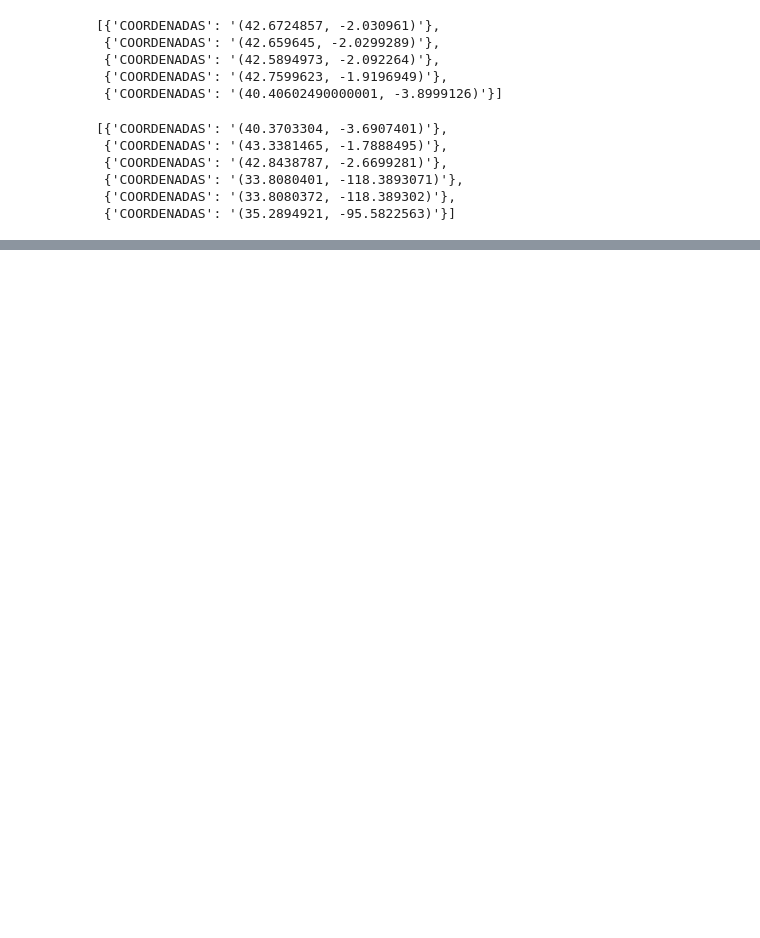
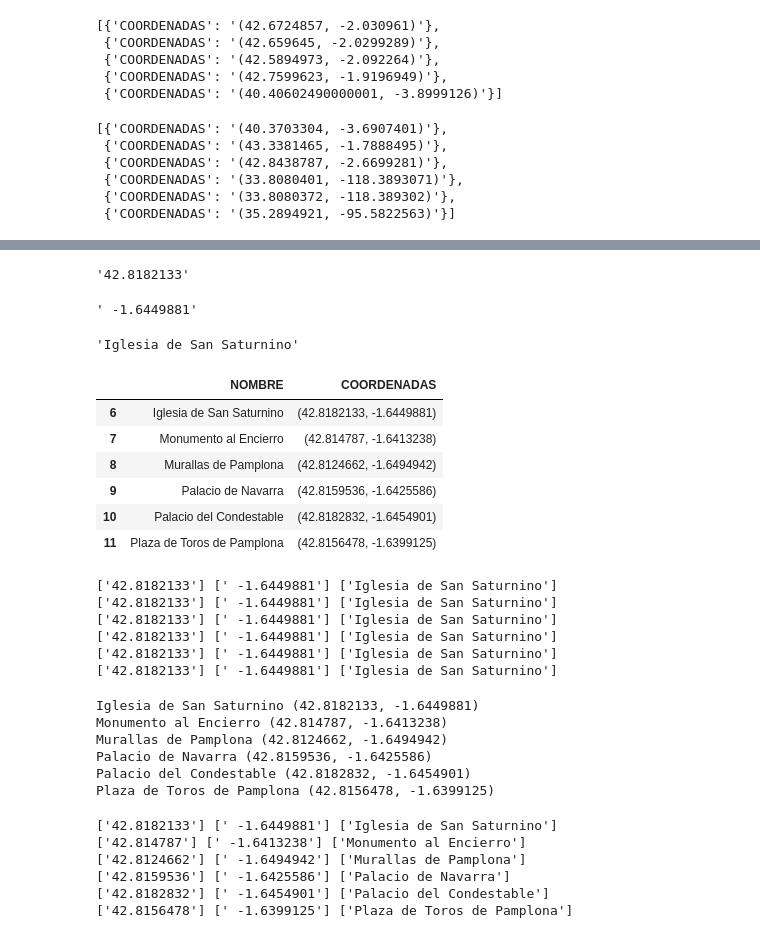
Before and after one commit to XabierArrieta/Proyecto_Final_kamino, a Jupyter notebook: notebooks/Kamino_mongo.ipynb, the cells around one changed output, grey strips where cells are left out. Cells and saved outputs as stored; diff of their text form; code cells hidden in the pictures; blank space fills up the shorter version.

```diff
--- a/notebooks/Kamino_mongo.ipynb
+++ b/notebooks/Kamino_mongo.ipynb
@@ -366,0 +425,76 @@ Localidad: Estella
+# %%
+lat
+# %% [output]
+'42.8182133'
+# %%
+lon
+# %% [output]
+' -1.6449881'
+# %%
+nombre
+# %% [output]
+'Iglesia de San Saturnino'
+# %%
+df
+# %% [output]
+|  | NOMBRE | COORDENADAS |
+| 6 | Iglesia de San Saturnino | (42.8182133, -1.6449881) |
+| 7 | Monumento al Encierro | (42.814787, -1.6413238) |
+| 8 | Murallas de Pamplona | (42.8124662, -1.6494942) |
+| 9 | Palacio de Navarra | (42.8159536, -1.6425586) |
+| 10 | Palacio del Condestable | (42.8182832, -1.6454901) |
+| 11 | Plaza de Toros de Pamplona | (42.8156478, -1.6399125) |
+# %%
+for x, y in df.iterrows():
+    lati=[]
+    long=[]
+    nomb=[]
+
+    lat = df.iloc[0]['COORDENADAS'].split(",")[0][1:]
+    lon = df.iloc[0]['COORDENADAS'].split(",")[1][:-1]
+    nombre = df.iloc[0]['NOMBRE']
+
+    lati.append(lat)
+    long.append(lon)
+    nomb.append(nombre)
+
+    print(lati, long, nomb)
+# %% [output]
+['42.8182133'] [' -1.6449881'] ['Iglesia de San Saturnino']
+['42.8182133'] [' -1.6449881'] ['Iglesia de San Saturnino']
+['42.8182133'] [' -1.6449881'] ['Iglesia de San Saturnino']
+['42.8182133'] [' -1.6449881'] ['Iglesia de San Saturnino']
+['42.8182133'] [' -1.6449881'] ['Iglesia de San Saturnino']
+['42.8182133'] [' -1.6449881'] ['Iglesia de San Saturnino']
+# %%
+for x, y in df.iterrows():
+    print(y["NOMBRE"], y["COORDENADAS"])
+# %% [output]
+Iglesia de San Saturnino (42.8182133, -1.6449881)
+Monumento al Encierro (42.814787, -1.6413238)
+Murallas de Pamplona (42.8124662, -1.6494942)
+Palacio de Navarra (42.8159536, -1.6425586)
+Palacio del Condestable (42.8182832, -1.6454901)
+Plaza de Toros de Pamplona (42.8156478, -1.6399125)
+# %%
+for x, y in df.iterrows():
+    lati=[]
+    long=[]
+    nomb=[]
+
+    lat = y['COORDENADAS'].split(",")[0][1:]
+    lon = y['COORDENADAS'].split(",")[1][:-1]
+    nombre = y['NOMBRE']
+
+    lati.append(lat)
+    long.append(lon)
+    nomb.append(nombre)
+
+    print(lati, long, nomb)
+# %% [output]
+['42.8182133'] [' -1.6449881'] ['Iglesia de San Saturnino']
+['42.814787'] [' -1.6413238'] ['Monumento al Encierro']
+['42.8124662'] [' -1.6494942'] ['Murallas de Pamplona']
+['42.8159536'] [' -1.6425586'] ['Palacio de Navarra']
+['42.8182832'] [' -1.6454901'] ['Palacio del Condestable']
+['42.8156478'] [' -1.6399125'] ['Plaza de Toros de Pamplona']
```
Also changed, not shown: parts of 12 cells of this notebook, 4 other files.
